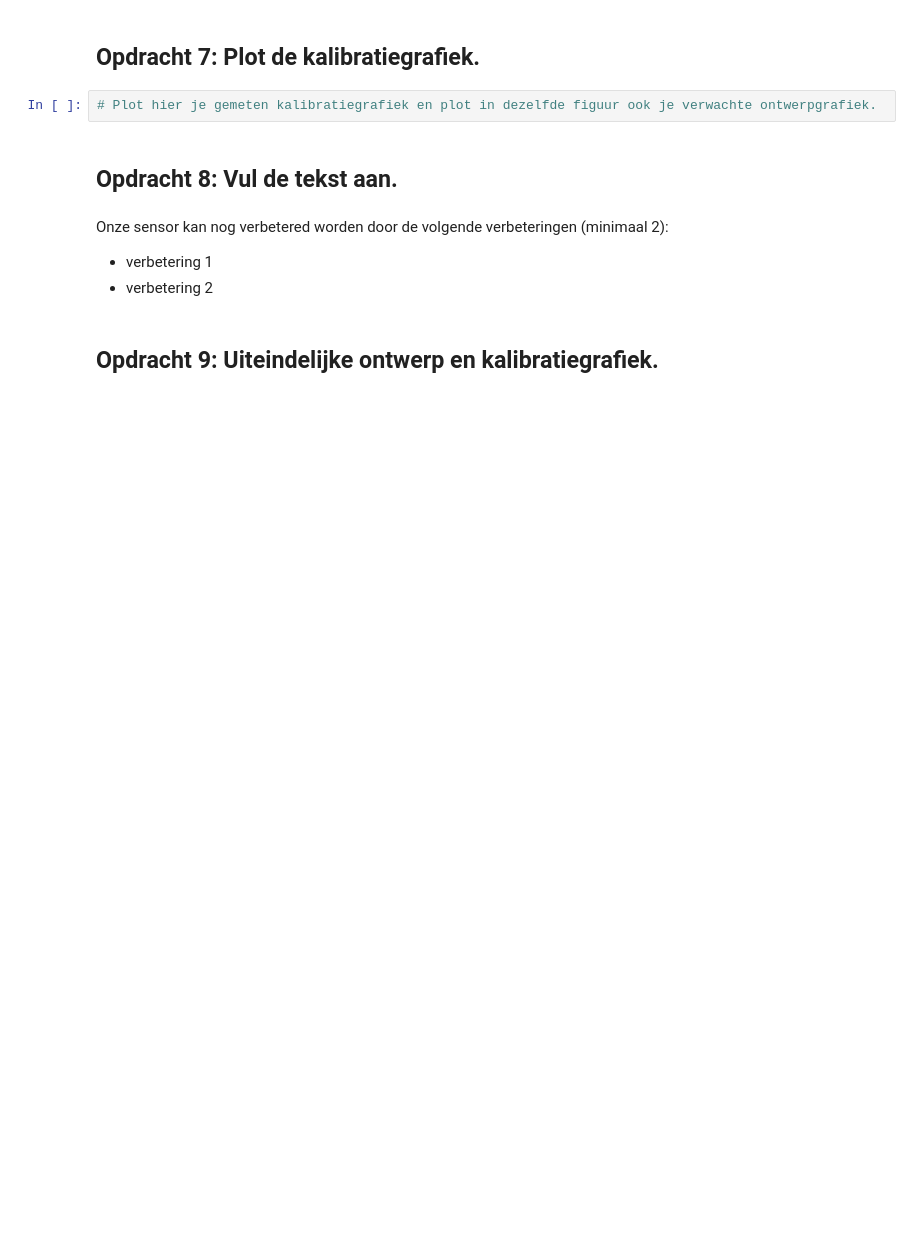
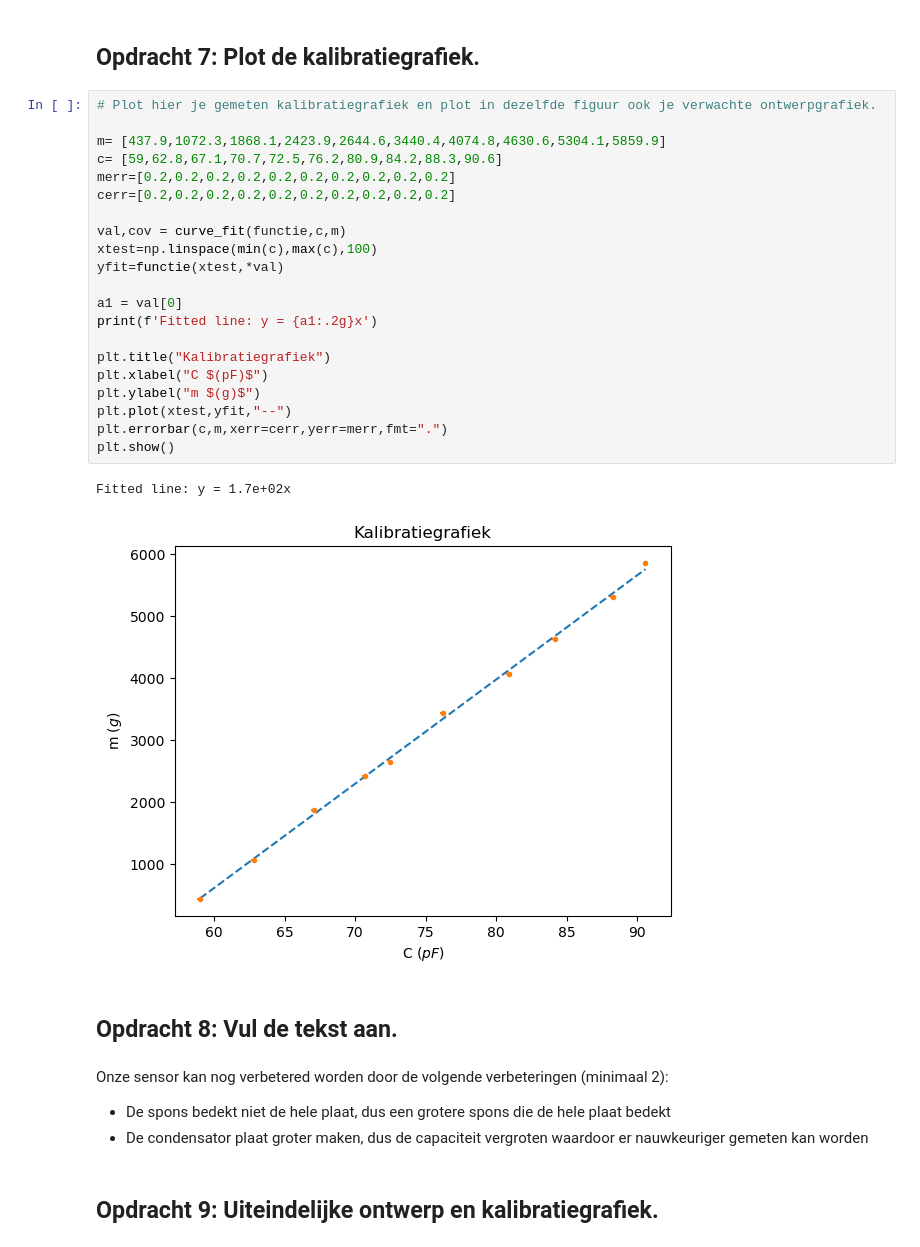
Before and after one commit to ElisabethMijnders/opdrachten-DEF-D-EM, a Jupyter notebook: FysiekeOntwerpopdrachten/2OntwerpEenSensorCondensator/DEFOntwerpopdracht2OntwerpEenSensorInvulTemplate.ipynb, the cells around one changed output. Cells and saved outputs as stored; diff of their text form; blank space fills up the shorter version.

```diff
--- a/FysiekeOntwerpopdrachten/2OntwerpEenSensorCondensator/DEFOntwerpopdracht2OntwerpEenSensorInvulTemplate.ipynb
+++ b/FysiekeOntwerpopdrachten/2OntwerpEenSensorCondensator/DEFOntwerpopdracht2OntwerpEenSensorInvulTemplate.ipynb
@@ -126,14 +135,36 @@ Fitted line: y = -0.00013x
 # %% [markdown]
 ## Opdracht 7: Plot de kalibratiegrafiek.
-# %%
-# Plot hier je gemeten kalibratiegrafiek en plot in dezelfde figuur ook je verwachte ontwerpgrafiek.
+# %%
+# Plot hier je gemeten kalibratiegrafiek en plot in dezelfde figuur ook je verwachte ontwerpgrafiek.
+
+m= [437.9,1072.3,1868.1,2423.9,2644.6,3440.4,4074.8,4630.6,5304.1,5859.9]
+c= [59,62.8,67.1,70.7,72.5,76.2,80.9,84.2,88.3,90.6]
+merr=[0.2,0.2,0.2,0.2,0.2,0.2,0.2,0.2,0.2,0.2]
+cerr=[0.2,0.2,0.2,0.2,0.2,0.2,0.2,0.2,0.2,0.2]
+
+val,cov = curve_fit(functie,c,m)
+xtest=np.linspace(min(c),max(c),100)
+yfit=functie(xtest,*val)
+
+a1 = val[0]
+print(f'Fitted line: y = {a1:.2g}x')
+
+plt.title("Kalibratiegrafiek")
+plt.xlabel("C $(pF)$")
+plt.ylabel("m $(g)$")
+plt.plot(xtest,yfit,"--")
+plt.errorbar(c,m,xerr=cerr,yerr=merr,fmt=".")
+plt.show()
+# %% [output]
+Fitted line: y = 1.7e+02x
+[figure, added]
 # %% [markdown]
 ## Opdracht 8: Vul de tekst aan.
-# %% [markdown]
-Onze sensor kan nog verbetered worden door de volgende verbeteringen (minimaal 2):
-
-* verbetering 1
-* verbetering 2
+# %% [markdown]
+Onze sensor kan nog verbetered worden door de volgende verbeteringen (minimaal 2):
+
+* De spons bedekt niet de hele plaat, dus een grotere spons die de hele plaat bedekt
+* De condensator plaat groter maken, dus de capaciteit vergroten waardoor er nauwkeuriger gemeten kan worden
 # %% [markdown]
 ## Opdracht 9: Uiteindelijke ontwerp en kalibratiegrafiek.
 # %% [markdown]
```
Also changed, not shown: parts of 7 cells of this notebook, 5 other files.
